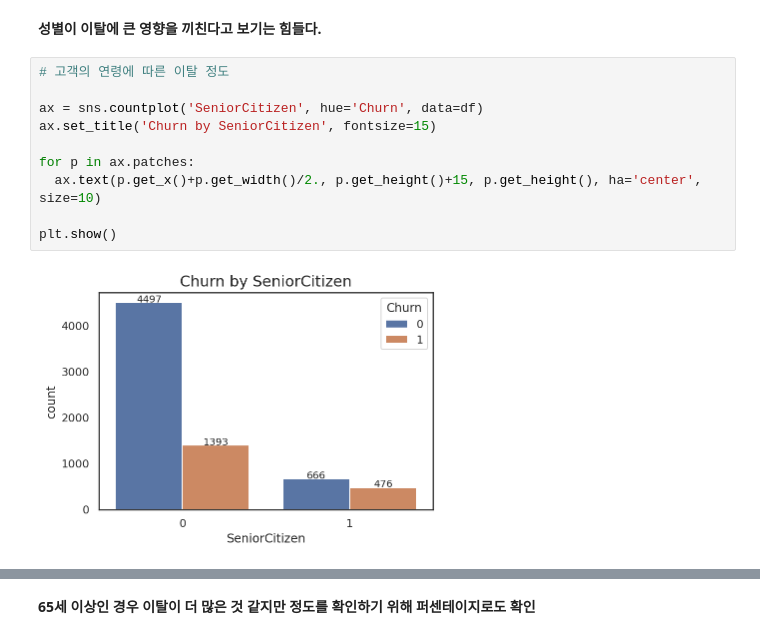
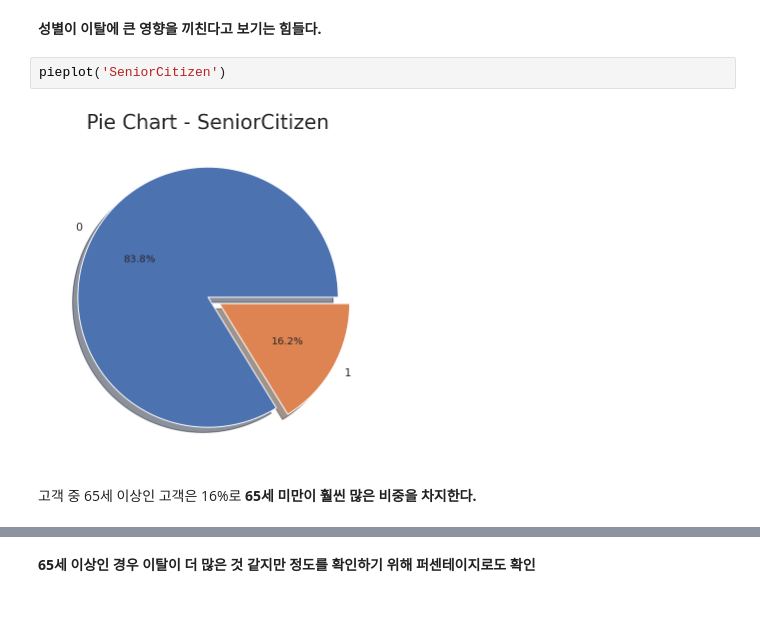
Before and after one commit to maengg/Customer_churn, a Jupyter notebook: Customer_churn.ipynb, the cells around one changed output, grey strips where cells are left out. Cells and saved outputs as stored; diff of their text form; blank space fills up the shorter version.

```diff
--- a/Customer_churn.ipynb
+++ b/Customer_churn.ipynb
@@ -236,14 +280,8 @@ plt.show()
 # %% [markdown]
 **성별이 이탈에 큰 영향을 끼친다고 보기는 힘들다.**
-# %%
-# 고객의 연령에 따른 이탈 정도
-
-ax = sns.countplot('SeniorCitizen', hue='Churn', data=df)
-ax.set_title('Churn by SeniorCitizen', fontsize=15)
-
-for p in ax.patches:
-  ax.text(p.get_x()+p.get_width()/2., p.get_height()+15, p.get_height(), ha='center', size=10)
-
-plt.show()
-# %% [output]
-[figure, removed]
+# %%
+pieplot('SeniorCitizen')
+# %% [output]
+[figure, added]
+# %% [markdown]
+고객 중 65세 이상인 고객은 16%로 **65세 미만이 훨씬 많은 비중을 차지한다.**
```
Also changed, not shown: parts of 71 cells of this notebook.
